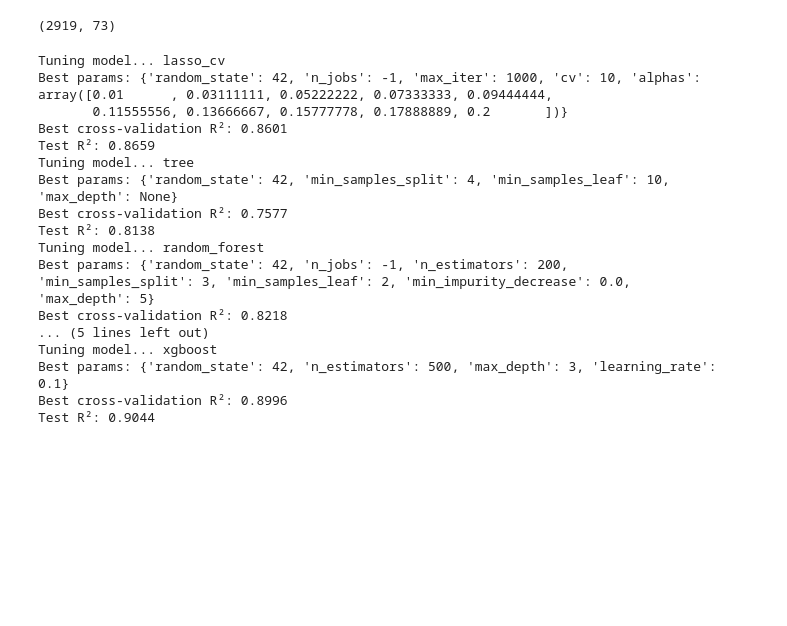
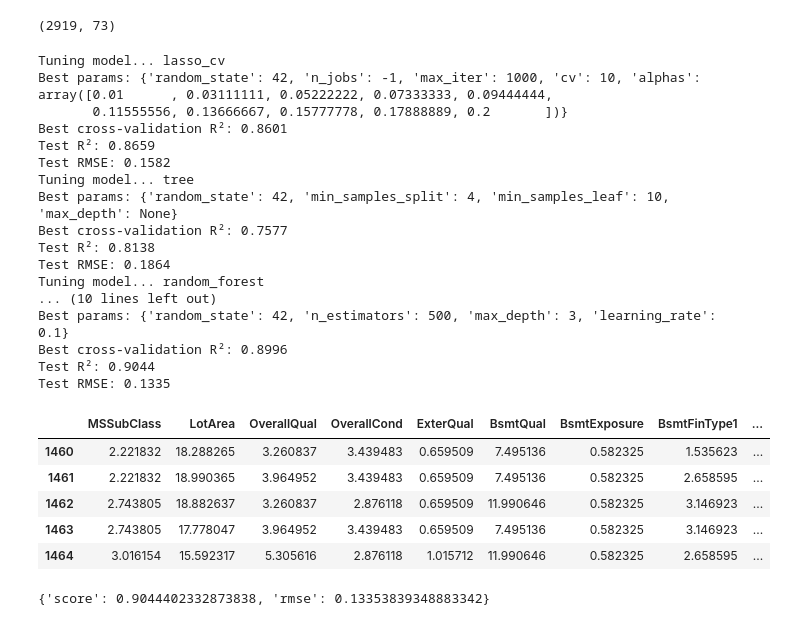
Before and after one commit to urxpietrek/house_price_prediction, a Jupyter notebook: main.ipynb, the cells around one changed output. Cells and saved outputs as stored; diff of their text form; code cells hidden in the pictures; blank space fills up the shorter version.

Commit message:
feat: compare predictions with sample submission

```diff
--- a/main.ipynb
+++ b/main.ipynb
@@ -491,6 +491,7 @@ y = df_train['SalePrice_log']
 from sklearn.model_selection import train_test_split, RandomizedSearchCV, RepeatedKFold
 X_train, X_test, y_train, y_test = train_test_split(X, y, test_size=0.2, random_state=42)
 # %%
+
 from sklearn.tree import DecisionTreeRegressor
 from sklearn.ensemble import RandomForestRegressor
 
@@ -583,7 +584,8 @@ for model_name, model in models.items():
     results[model_name] = {
         'best_params': best_params,
         'cv_score': best_score,
-        'test_score': test_score
+        'test_score': test_score,
+        'test_rmse': test_rmse
     }
 # %% [output]
 Tuning model... lasso_cv
@@ -591,15 +593,15 @@ Best params: {'random_state': 42, 'n_jobs': -1, 'max_iter': 1000, 'cv': 10, 'alp
        0.11555556, 0.13666667, 0.15777778, 0.17888889, 0.2       ])}
 Best cross-validation R²: 0.8601
 Test R²: 0.8659
+Test RMSE: 0.1582
 Tuning model... tree
 Best params: {'random_state': 42, 'min_samples_split': 4, 'min_samples_leaf': 10, 'max_depth': None}
 Best cross-validation R²: 0.7577
 Test R²: 0.8138
+Test RMSE: 0.1864
 Tuning model... random_forest
-Best params: {'random_state': 42, 'n_jobs': -1, 'n_estimators': 200, 'min_samples_split': 3, 'min_samples_leaf': 2, 'min_impurity_decrease': 0.0, 'max_depth': 5}
-Best cross-validation R²: 0.8218
-... (5 lines left out)
-Tuning model... xgboost
+... (10 lines left out)
 Best params: {'random_state': 42, 'n_estimators': 500, 'max_depth': 3, 'learning_rate': 0.1}
 Best cross-validation R²: 0.8996
 Test R²: 0.9044
+Test RMSE: 0.1335
@@ -605,0 +611,11 @@ Test R²: 0.9044
+# %%
+X = df_prediction.drop('SalePrice_log', axis=1)
+# %%
+X.head()
+# %% [output]
+|  | MSSubClass | LotArea | OverallQual | OverallCond | ExterQual | BsmtQual | BsmtExposure | BsmtFinType1 | ... |
+| 1460 | 2.221832 | 18.288265 | 3.260837 | 3.439483 | 0.659509 | 7.495136 | 0.582325 | 1.535623 | ... |
+| 1461 | 2.221832 | 18.990365 | 3.964952 | 3.439483 | 0.659509 | 7.495136 | 0.582325 | 2.658595 | ... |
+| 1462 | 2.743805 | 18.882637 | 3.260837 | 2.876118 | 0.659509 | 11.990646 | 0.582325 | 3.146923 | ... |
+| 1463 | 2.743805 | 17.778047 | 3.964952 | 3.439483 | 0.659509 | 7.495136 | 0.582325 | 3.146923 | ... |
+| 1464 | 3.016154 | 15.592317 | 5.305616 | 2.876118 | 1.015712 | 11.990646 | 0.582325 | 2.658595 | ... |
@@ -605,0 +629,8 @@ Test R²: 0.9044
+# %%
+summary = dict(
+    score = r2_score(y_test, y_pred),
+    rmse = root_mean_squared_error(y_test, y_pred)
+)
+summary
+# %% [output]
+{'score': 0.9044402332873838, 'rmse': 0.13353839348883342}
```
Also changed, not shown: parts of 3 cells of this notebook.
